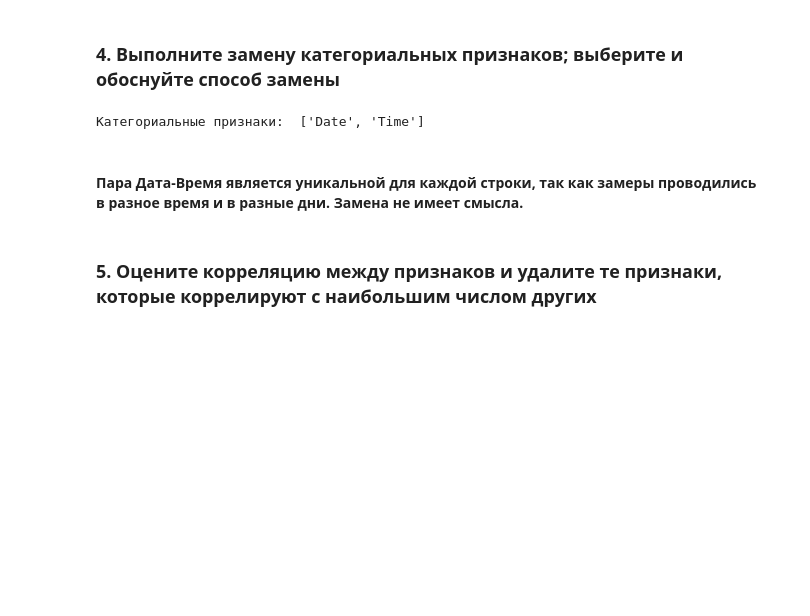
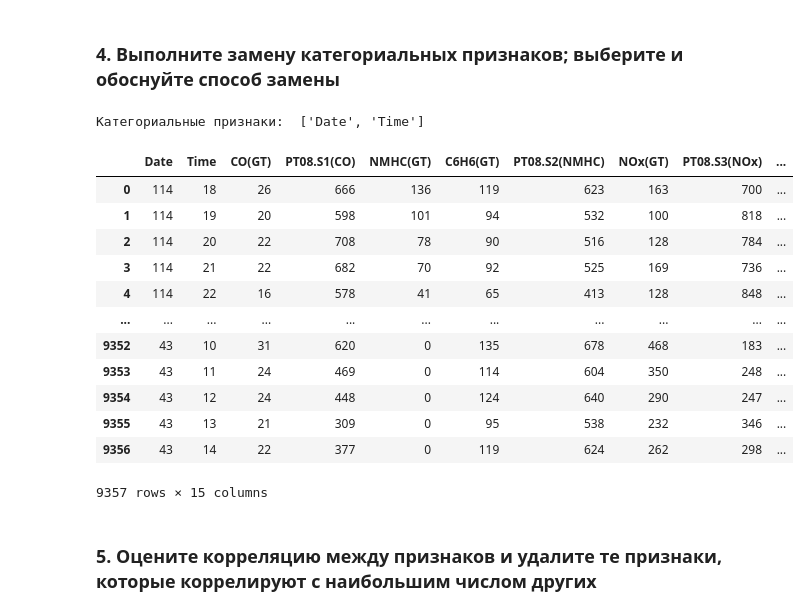
Before and after one commit to iagsav/ml_rob_nets_2020, a Jupyter notebook: ml/lab3/Kozmenkova/Kozmenkova_lab3.ipynb, the cells around one changed output. Saved outputs shown, nothing was run; the diff lists cells and outputs as text; code cells hidden in the pictures; blank space fills up the shorter version.

```diff
--- a/ml/lab3/Kozmenkova/Kozmenkova_lab3.ipynb
+++ b/ml/lab3/Kozmenkova/Kozmenkova_lab3.ipynb
@@ -111,8 +111,26 @@ categorical = [c for c in air_df.columns if air_df[c].dtype.name == 'object']
 print("Категориальные признаки: ", categorical)
 # %% [output]
 Категориальные признаки:  ['Date', 'Time']
-# %% [markdown]
-#### Пара Дата-Время является уникальной для каждой строки, так как замеры проводились в разное время и в разные дни. Замена не имеет смысла.
+# %%
+from sklearn.preprocessing import LabelEncoder
+label_encoder = LabelEncoder()
+for column in list(air_df):
+    air_df[column] = pd.Series(label_encoder.fit_transform(air_df[column]))
+air_df
+# %% [output]
+|  | Date | Time | CO(GT) | PT08.S1(CO) | NMHC(GT) | C6H6(GT) | PT08.S2(NMHC) | NOx(GT) | PT08.S3(NOx) | ... |
+| 0 | 114 | 18 | 26 | 666 | 136 | 119 | 623 | 163 | 700 | ... |
+| 1 | 114 | 19 | 20 | 598 | 101 | 94 | 532 | 100 | 818 | ... |
+| 2 | 114 | 20 | 22 | 708 | 78 | 90 | 516 | 128 | 784 | ... |
+| 3 | 114 | 21 | 22 | 682 | 70 | 92 | 525 | 169 | 736 | ... |
+| 4 | 114 | 22 | 16 | 578 | 41 | 65 | 413 | 128 | 848 | ... |
+| ... | ... | ... | ... | ... | ... | ... | ... | ... | ... | ... |
+| 9352 | 43 | 10 | 31 | 620 | 0 | 135 | 678 | 468 | 183 | ... |
+| 9353 | 43 | 11 | 24 | 469 | 0 | 114 | 604 | 350 | 248 | ... |
+| 9354 | 43 | 12 | 24 | 448 | 0 | 124 | 640 | 290 | 247 | ... |
+| 9355 | 43 | 13 | 21 | 309 | 0 | 95 | 538 | 232 | 346 | ... |
+| 9356 | 43 | 14 | 22 | 377 | 0 | 119 | 624 | 262 | 298 | ... |
+9357 rows × 15 columns
 # %% [markdown]
 ### 5.	Оцените корреляцию между признаков и удалите те признаки, которые коррелируют с наибольшим числом других
 # %%
```
Also changed, not shown: parts of 9 cells of this notebook.
